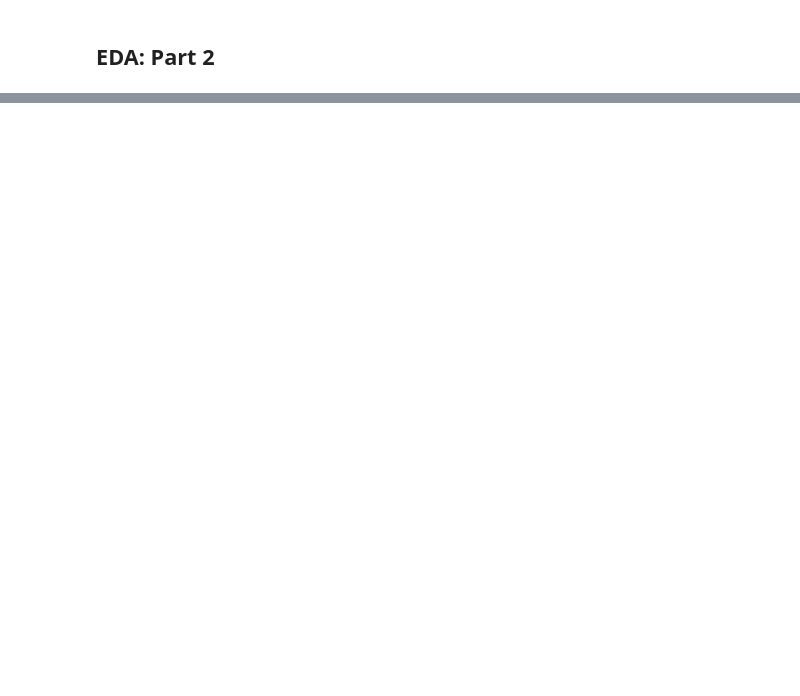
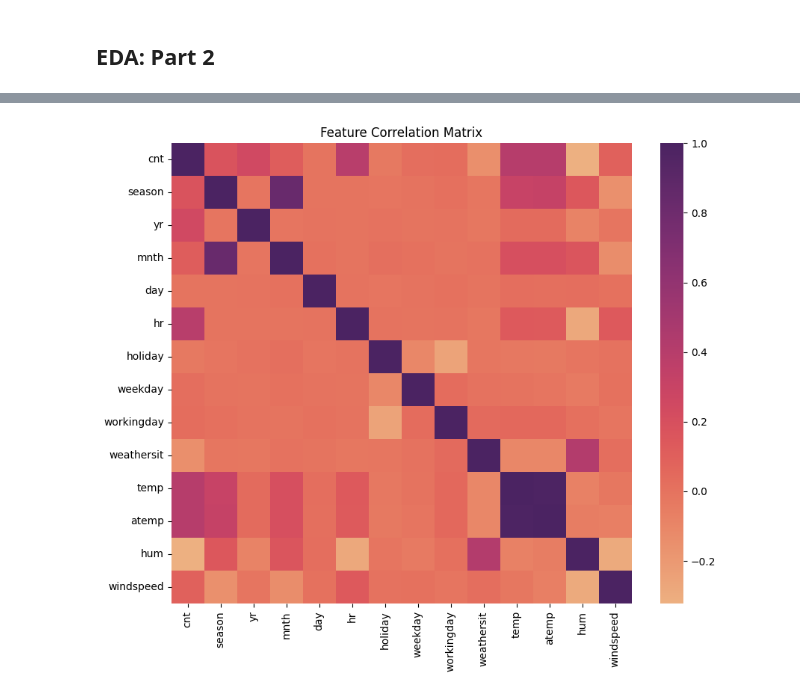
Before and after one commit to govindnirav/project_d100, a Jupyter notebook: scripts/eda_cleaning.ipynb, the cells around one changed output, grey strips where cells are left out. Saved outputs shown, nothing was run; the diff lists cells and outputs as text; code cells hidden in the pictures; blank space fills up the shorter version.

```diff
--- a/scripts/eda_cleaning.ipynb
+++ b/scripts/eda_cleaning.ipynb
@@ -76,0 +134,4 @@ for col, value in normalized_cols.items():
+# %%
+plot_corr(df_unclean, "instant")
+# %% [output]
+[figure, added]
```
Also changed, not shown: parts of 20 cells of this notebook, 2 other files.
